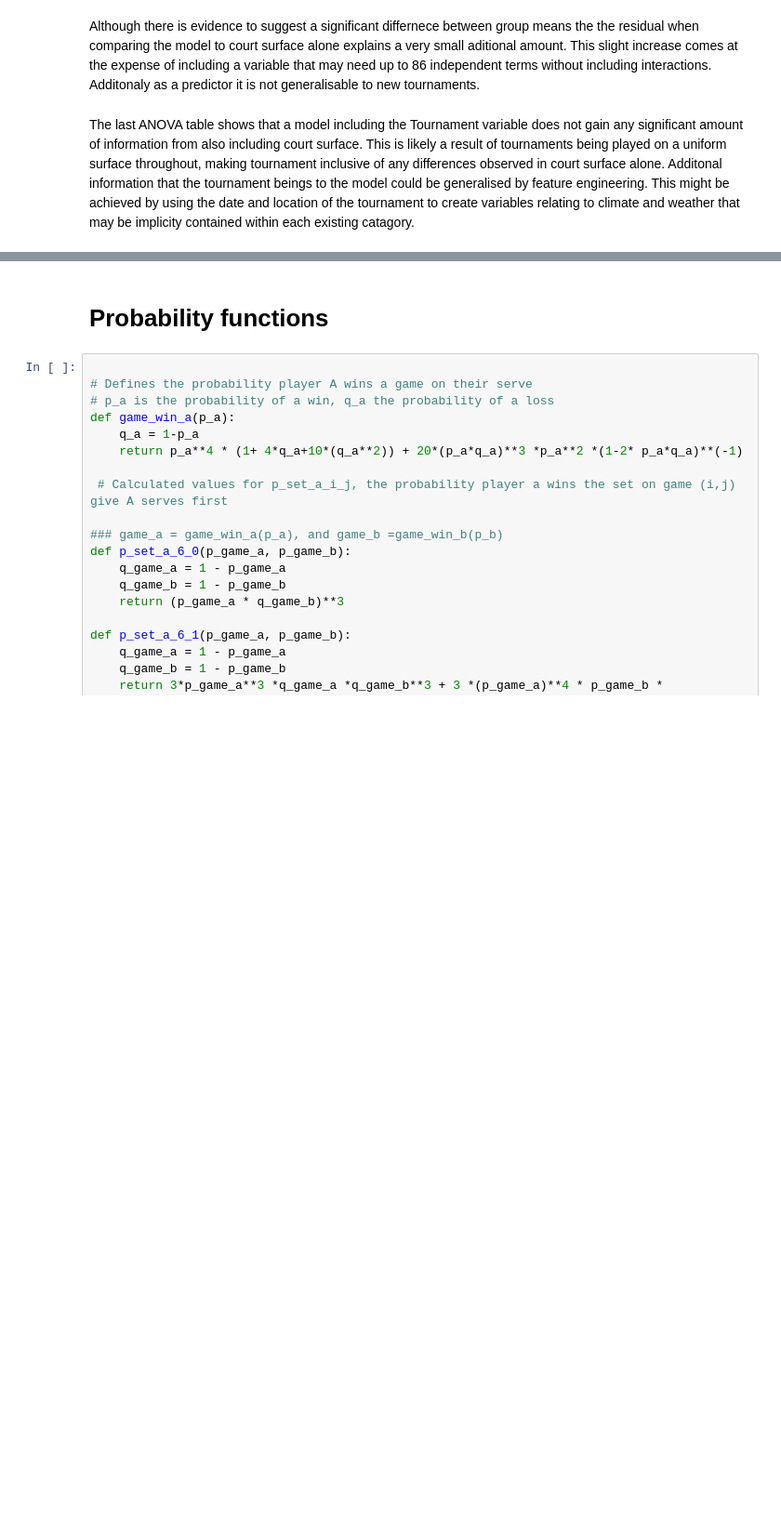
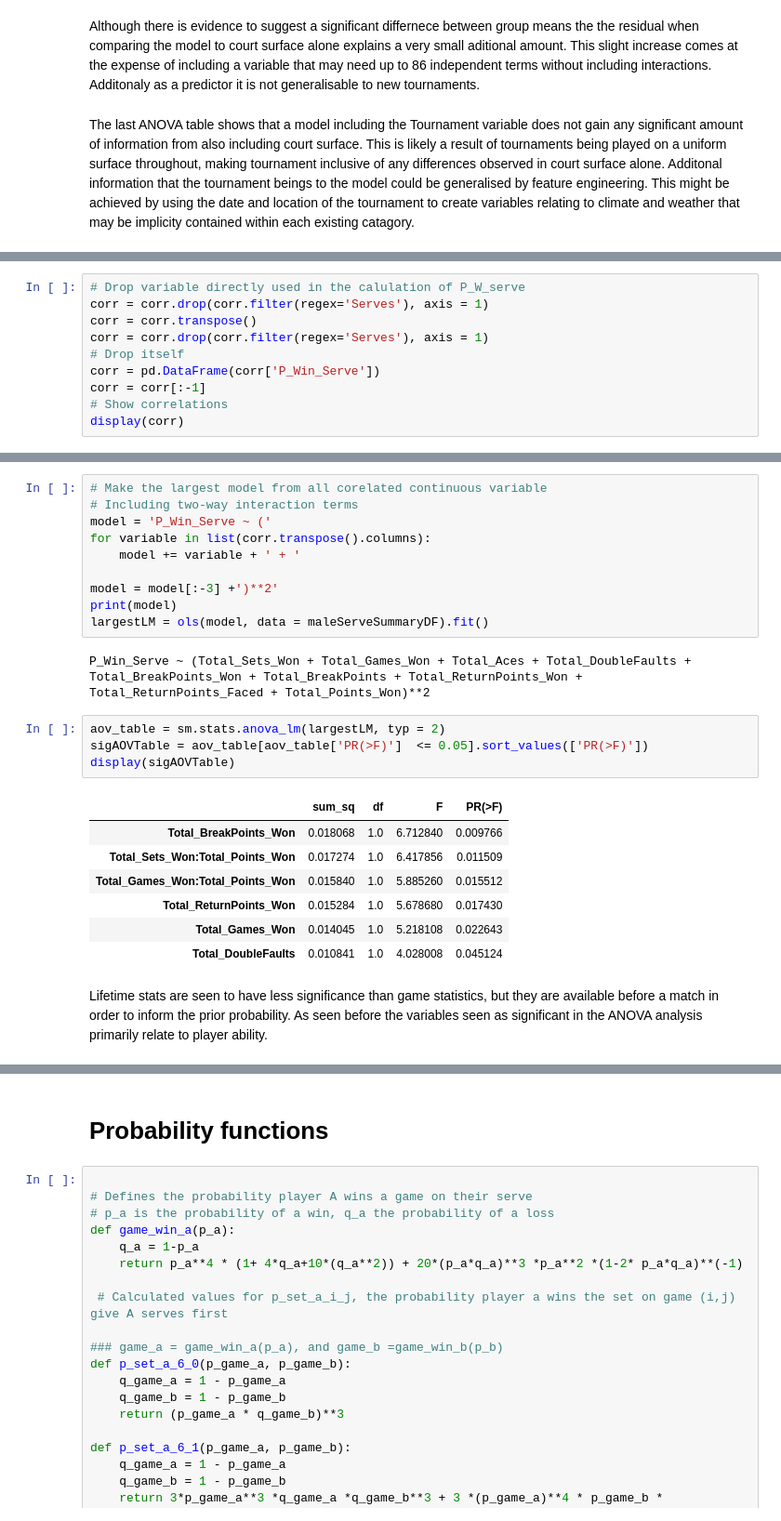
Before and after one commit to Jfbarr/aus_open_datathon_2019, a Jupyter notebook: Workbook.ipynb, the cells around one changed output, grey strips where cells are left out. Shown at 93% size. Drawn from its saved outputs; the diff is of its cells as text; blank space fills up the shorter version.

```diff
--- a/Workbook.ipynb
+++ b/Workbook.ipynb
@@ -431,0 +622,10 @@ The last ANOVA table shows that a model including the Tournament variable does n
+# %%
+# Drop variable directly used in the calulation of P_W_serve
+corr = corr.drop(corr.filter(regex='Serves'), axis = 1)
+corr = corr.transpose()
+corr = corr.drop(corr.filter(regex='Serves'), axis = 1)
+# Drop itself
+corr = pd.DataFrame(corr['P_Win_Serve'])
+corr = corr[:-1]
+# Show correlations
+display(corr)
@@ -431,0 +643,26 @@ The last ANOVA table shows that a model including the Tournament variable does n
+# %%
+# Make the largest model from all corelated continuous variable
+# Including two-way interaction terms
+model = 'P_Win_Serve ~ ('
+for variable in list(corr.transpose().columns):
+    model += variable + ' + '
+
+model = model[:-3] +')**2'
+print(model)
+largestLM = ols(model, data = maleServeSummaryDF).fit()
+# %% [output]
+P_Win_Serve ~ (Total_Sets_Won + Total_Games_Won + Total_Aces + Total_DoubleFaults + Total_BreakPoints_Won + Total_BreakPoints + Total_ReturnPoints_Won + Total_ReturnPoints_Faced + Total_Points_Won)**2
+# %%
+aov_table = sm.stats.anova_lm(largestLM, typ = 2)
+sigAOVTable = aov_table[aov_table['PR(>F)']  <= 0.05].sort_values(['PR(>F)'])
+display(sigAOVTable)
+# %% [output]
+|  | sum_sq | df | F | PR(>F) |
+| Total_BreakPoints_Won | 0.018068 | 1.0 | 6.712840 | 0.009766 |
+| Total_Sets_Won:Total_Points_Won | 0.017274 | 1.0 | 6.417856 | 0.011509 |
+| Total_Games_Won:Total_Points_Won | 0.015840 | 1.0 | 5.885260 | 0.015512 |
+| Total_ReturnPoints_Won | 0.015284 | 1.0 | 5.678680 | 0.017430 |
+| Total_Games_Won | 0.014045 | 1.0 | 5.218108 | 0.022643 |
+| Total_DoubleFaults | 0.010841 | 1.0 | 4.028008 | 0.045124 |
+# %% [markdown]
+Lifetime stats are seen to have less significance than game statistics, but they are available before a match in order to inform the prior probability. As seen before the variables seen as significant in the ANOVA analysis primarily relate to player ability.
```
Also changed, not shown: parts of 30 cells of this notebook, 2 other files.
